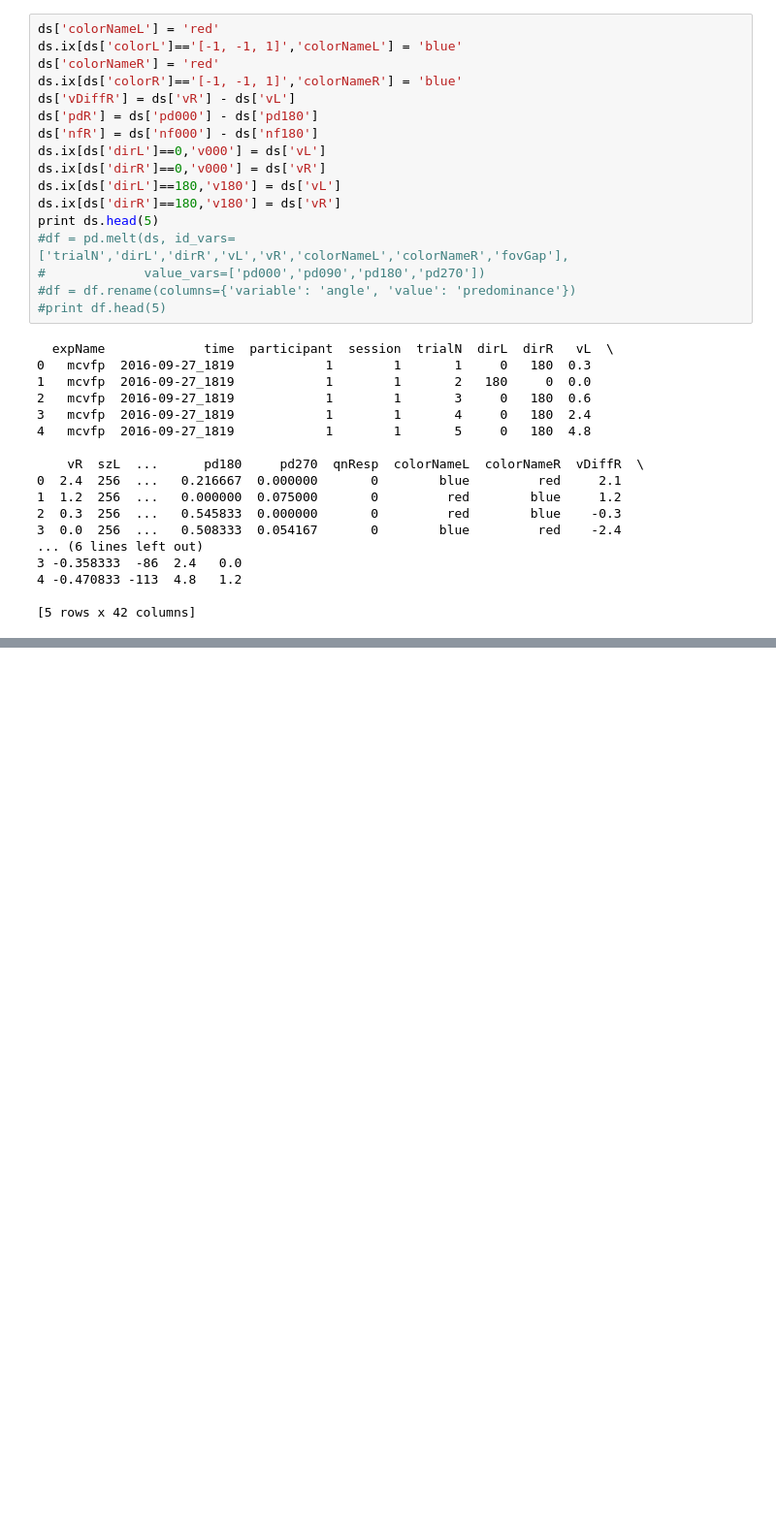
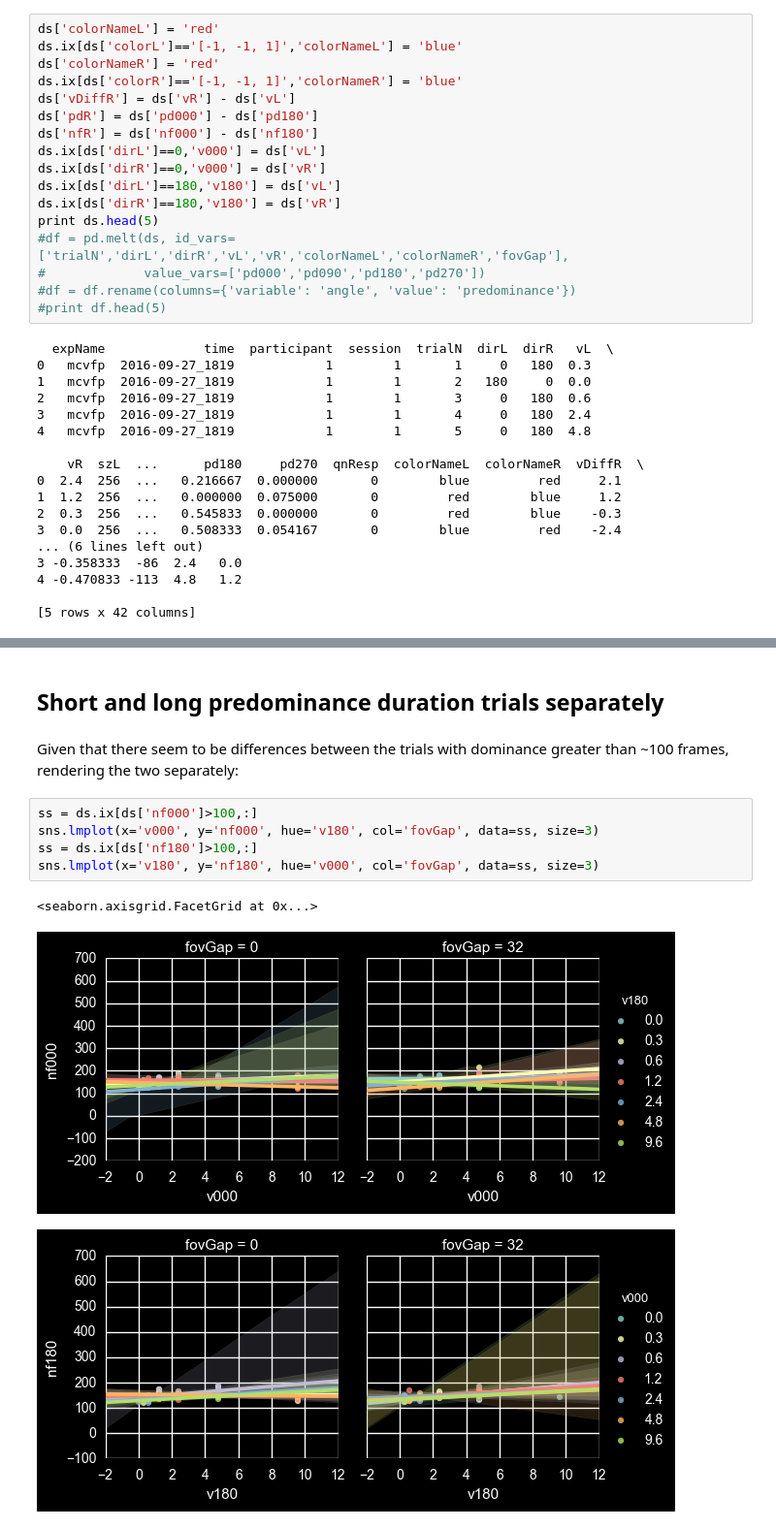
Before and after one commit to egorananyev/mc, a Jupyter notebook: analysis/mcvfp.ipynb, the cells around one changed output, grey strips where cells are left out. Shown at 97% size. Saved outputs shown, nothing was run; the diff lists cells and outputs as text; blank space fills up the shorter version.

```diff
--- a/analysis/mcvfp.ipynb
+++ b/analysis/mcvfp.ipynb
@@ -96,0 +105,13 @@ plt.show()
+# %% [markdown]
+## Short and long predominance duration trials separately
+# %% [markdown]
+Given that there seem to be differences between the trials with dominance greater than ~100 frames, rendering the two separately:
+# %%
+ss = ds.ix[ds['nf000']>100,:]
+sns.lmplot(x='v000', y='nf000', hue='v180', col='fovGap', data=ss, size=3)
+ss = ds.ix[ds['nf180']>100,:]
+sns.lmplot(x='v180', y='nf180', hue='v000', col='fovGap', data=ss, size=3)
+# %% [output]
+<seaborn.axisgrid.FacetGrid at 0x...>
+[figure, added]
+[figure, added]
```
Also changed, not shown: parts of 13 cells of this notebook, 2 other files.
